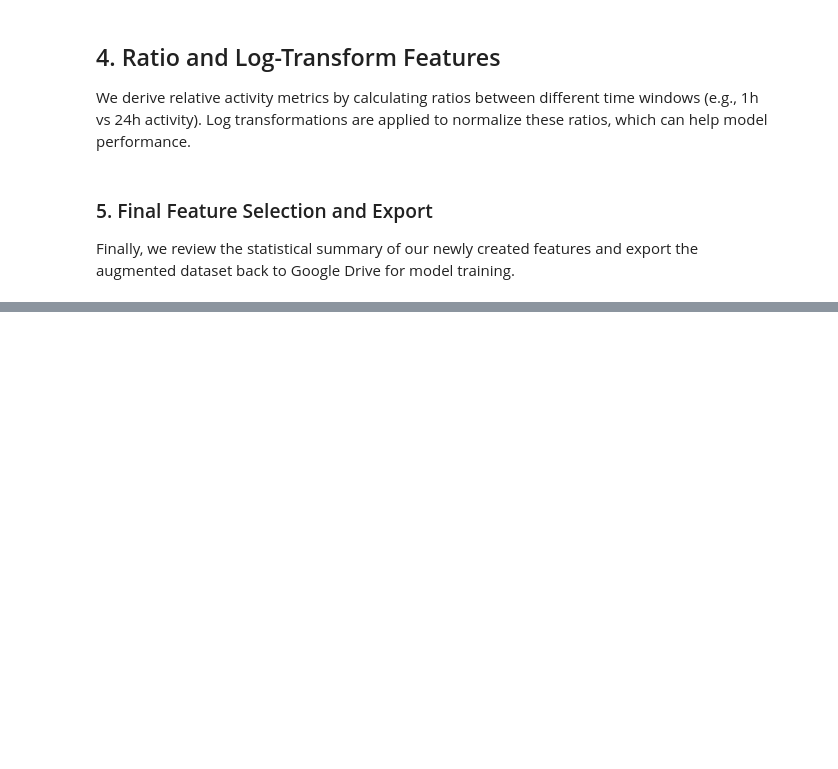
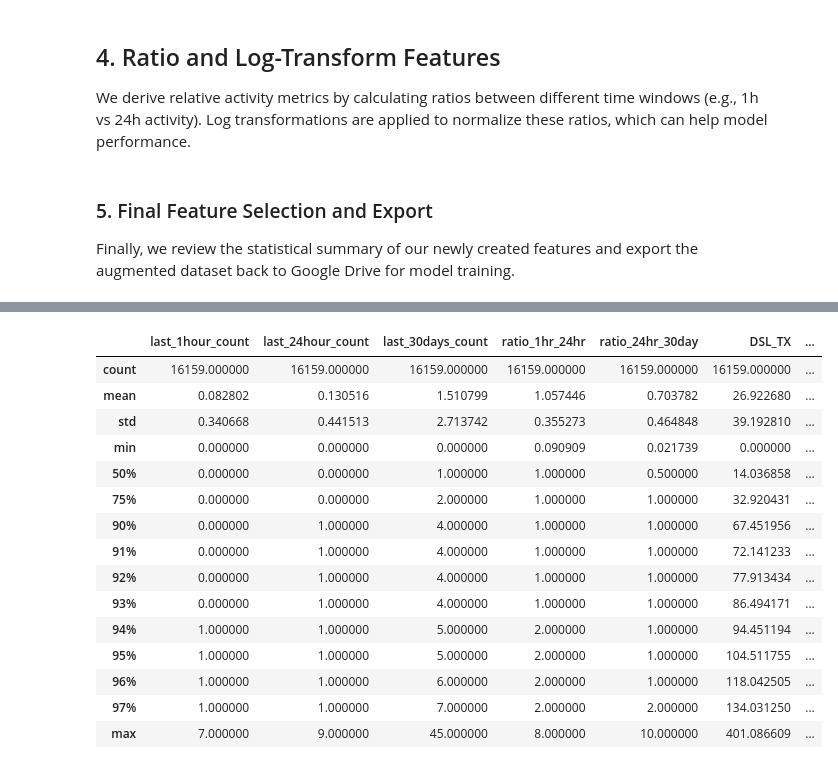
Before and after one commit to aravinth-xuno/fraud-detection-notebook, a Jupyter notebook: Pipeline_Data_Transformation.ipynb, the cells around one changed output, grey strips where cells are left out. Cells and saved outputs as stored; diff of their text form; code cells hidden in the pictures; blank space fills up the shorter version.

```diff
--- a/Pipeline_Data_Transformation.ipynb
+++ b/Pipeline_Data_Transformation.ipynb
@@ -180 +349,20 @@ train_df[features].describe()
+# %%
+train_df[features].describe(percentiles=[0.75, 0.90, 0.91, 0.92, 0.93, 0.94, 0.95, 0.96, 0.97])
+# %% [output]
+|  | last_1hour_count | last_24hour_count | last_30days_count | ratio_1hr_24hr | ratio_24hr_30day | DSL_TX | ... |
+| count | 16159.000000 | 16159.000000 | 16159.000000 | 16159.000000 | 16159.000000 | 16159.000000 | ... |
+| mean | 0.082802 | 0.130516 | 1.510799 | 1.057446 | 0.703782 | 26.922680 | ... |
+| std | 0.340668 | 0.441513 | 2.713742 | 0.355273 | 0.464848 | 39.192810 | ... |
+| min | 0.000000 | 0.000000 | 0.000000 | 0.090909 | 0.021739 | 0.000000 | ... |
+| 50% | 0.000000 | 0.000000 | 1.000000 | 1.000000 | 0.500000 | 14.036858 | ... |
+| 75% | 0.000000 | 0.000000 | 2.000000 | 1.000000 | 1.000000 | 32.920431 | ... |
+| 90% | 0.000000 | 1.000000 | 4.000000 | 1.000000 | 1.000000 | 67.451956 | ... |
+| 91% | 0.000000 | 1.000000 | 4.000000 | 1.000000 | 1.000000 | 72.141233 | ... |
+| 92% | 0.000000 | 1.000000 | 4.000000 | 1.000000 | 1.000000 | 77.913434 | ... |
+| 93% | 0.000000 | 1.000000 | 4.000000 | 1.000000 | 1.000000 | 86.494171 | ... |
+| 94% | 1.000000 | 1.000000 | 5.000000 | 2.000000 | 1.000000 | 94.451194 | ... |
+| 95% | 1.000000 | 1.000000 | 5.000000 | 2.000000 | 1.000000 | 104.511755 | ... |
+| 96% | 1.000000 | 1.000000 | 6.000000 | 2.000000 | 1.000000 | 118.042505 | ... |
+| 97% | 1.000000 | 1.000000 | 7.000000 | 2.000000 | 2.000000 | 134.031250 | ... |
+| max | 7.000000 | 9.000000 | 45.000000 | 8.000000 | 10.000000 | 401.086609 | ... |
 # %%
```
Also changed, not shown: parts of 18 cells of this notebook.
